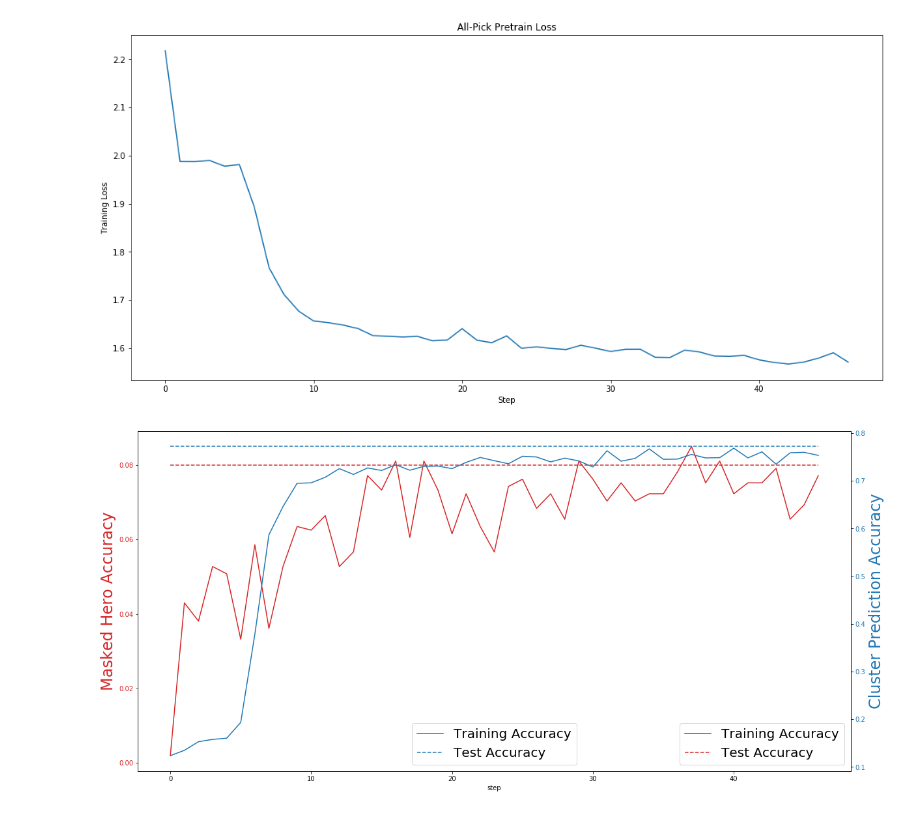
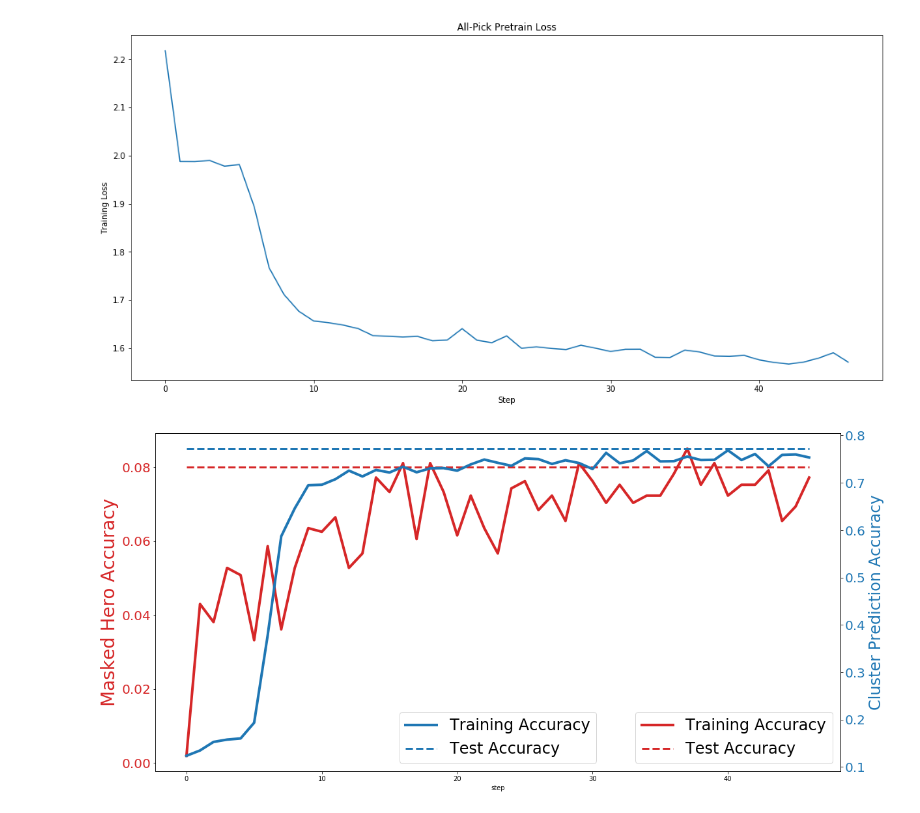
Before and after one commit to bglick13/682_dota, a Jupyter notebook: notebooks/test all pick.ipynb, the cells around one changed output. Cells and saved outputs as stored; diff of their text form; code cells hidden in the pictures.

```diff
--- a/notebooks/test all pick.ipynb
+++ b/notebooks/test all pick.ipynb
@@ -39,24 +39,24 @@ plt.savefig('all_pick_loss.png')
 # %%
 fig, ax1 = plt.subplots(figsize=(17, 8))
 
 color = 'tab:red'
 ax1.set_xlabel('step')
-ax1.set_ylabel('Masked Hero Accuracy', color=color, fontsize=24)
-ax1.plot(train_hist['masked_hero_acc'], color=color)
-ax1.tick_params(axis='y', labelcolor=color)
+ax1.set_ylabel('Masked Hero Accuracy', color=color, fontsize=28)
+ax1.plot(train_hist['masked_hero_acc'], color=color, linewidth=4)
+ax1.tick_params(axis='y', labelcolor=color, labelsize=20)
 ax1.plot(range(len(train_hist['masked_hero_acc'])), [np.mean(test_hist['masked_hero_acc'])] * len(train_hist['masked_hero_acc']),
-         '--', color=color)
+         '--', color=color, linewidth=3)
 ax2 = ax1.twinx()  # instantiate a second axes that shares the same x-axis
 
 color = 'tab:blue'
 ax2.set_ylabel('Cluster Prediction Accuracy', color=color, fontsize=24)  # we already handled the x-label with ax1
-ax2.plot(train_hist['cluster_acc'], color=color)
-ax2.tick_params(axis='y', labelcolor=color)
+ax2.plot(train_hist['cluster_acc'], color=color, linewidth=4)
+ax2.tick_params(axis='y', labelcolor=color, labelsize=20)
 ax2.plot(range(len(train_hist['masked_hero_acc'])), [np.mean(test_hist['cluster_acc'])] * len(train_hist['masked_hero_acc']),
-         '--', color=color)
+         '--', color=color, linewidth=3)
 fig.tight_layout()  # otherwise the right y-label is slightly clipped
-ax1.legend(['Training Accuracy', 'Test Accuracy'], loc='lower right', fontsize=20)
-ax2.legend(['Training Accuracy', 'Test Accuracy'], loc='lower center', fontsize=20)
+ax1.legend(['Training Accuracy', 'Test Accuracy'], loc='lower right', fontsize=24)
+ax2.legend(['Training Accuracy', 'Test Accuracy'], loc='lower center', fontsize=24)
 plt.savefig('all_pick_accuracies.png')
 # %% [output]
-[figure, old version]
+[figure, new version]
```
Also changed, not shown: 13 other files.
